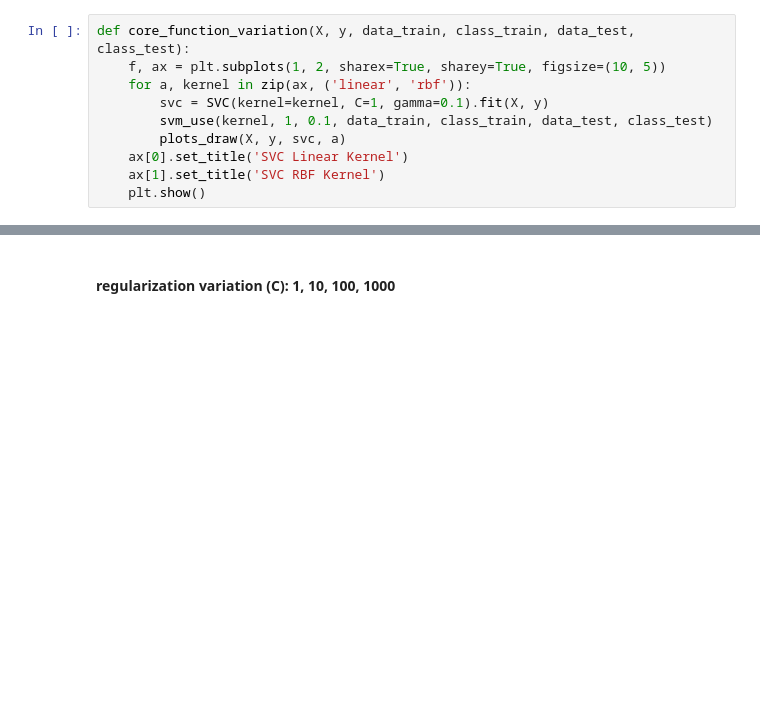
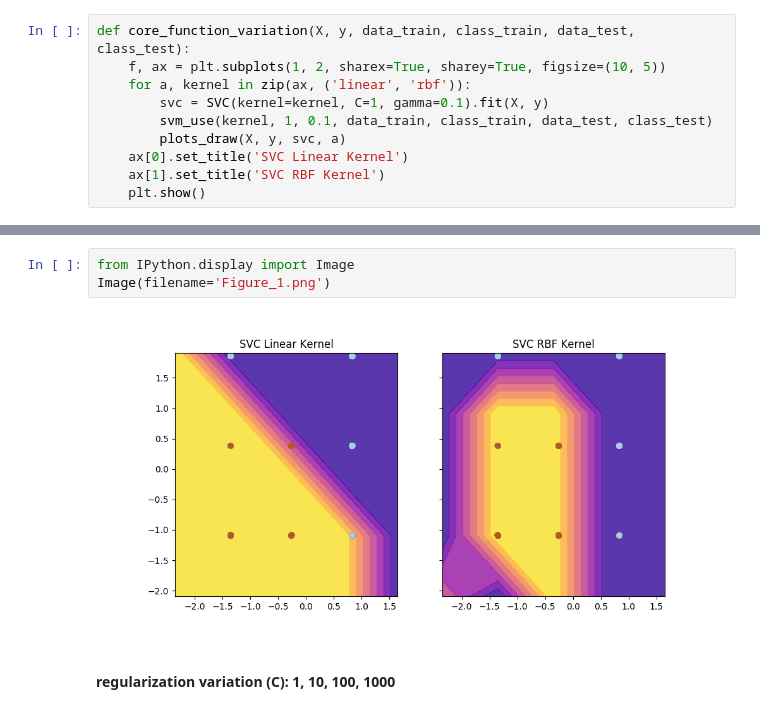
Before and after one commit to amaskaikin/ml, a Jupyter notebook: lab4/lab4.ipynb, the cells around one changed output, grey strips where cells are left out. Saved outputs shown, nothing was run; the diff lists cells and outputs as text; blank space fills up the shorter version.

```diff
--- a/lab4/lab4.ipynb
+++ b/lab4/lab4.ipynb
@@ -165,3 +163,8 @@ def core_function_variation(X, y, data_train, class_train, data_test, class_test
+# %%
+from IPython.display import Image
+Image(filename='Figure_1.png')
+# %% [output]
+[figure, added]
 # %% [markdown]
 #### regularization variation (C): 1, 10, 100, 1000
 # %%
```
Also changed, not shown: parts of 5 cells of this notebook.
